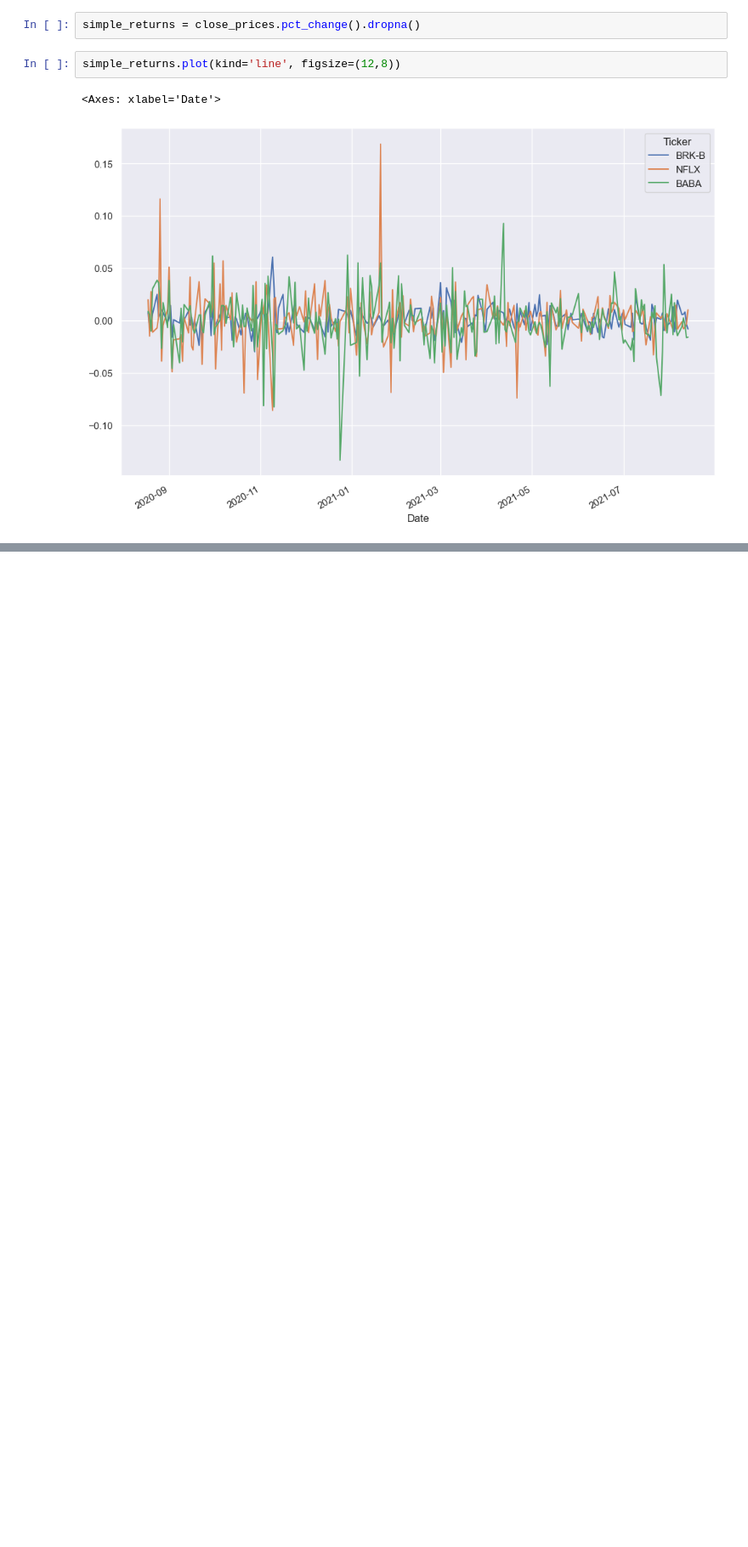
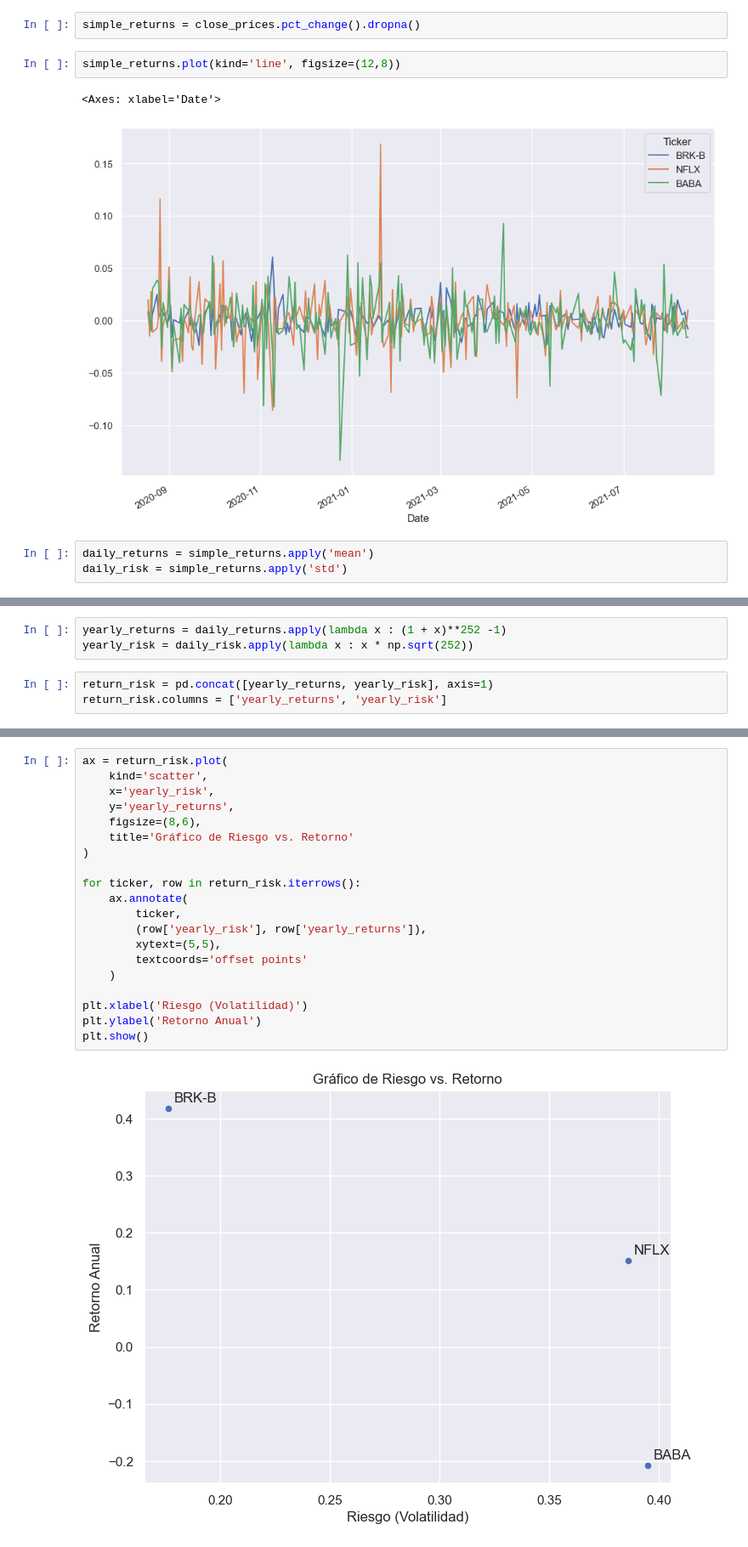
Before and after one commit to DaveQuant/Mathematical-Models-For-Pricing-Options, a Jupyter notebook: portfolio_2.ipynb, the cells around one changed output, grey strips where cells are left out. Shown: that part at 85% size. Saved outputs shown, nothing was run; the diff lists cells and outputs as text; blank space fills up the shorter version.

Commit message:
trade off variance mean

```diff
--- a/portfolio_2.ipynb
+++ b/portfolio_2.ipynb
@@ -92,3 +92,6 @@ simple_returns.plot(kind='line', figsize=(12,8))
 # %% [output]
 <Axes: xlabel='Date'>
 [figure]
+# %%
+daily_returns = simple_returns.apply('mean')
+daily_risk = simple_returns.apply('std')
@@ -94,0 +106,6 @@ simple_returns.plot(kind='line', figsize=(12,8))
+# %%
+yearly_returns = daily_returns.apply(lambda x : (1 + x)**252 -1)
+yearly_risk = daily_risk.apply(lambda x : x * np.sqrt(252))
+# %%
+return_risk = pd.concat([yearly_returns, yearly_risk], axis=1)
+return_risk.columns = ['yearly_returns', 'yearly_risk']
@@ -94,0 +120,22 @@ simple_returns.plot(kind='line', figsize=(12,8))
+# %%
+ax = return_risk.plot(
+    kind='scatter',
+    x='yearly_risk',
+    y='yearly_returns',
+    figsize=(8,6),
+    title='Gráfico de Riesgo vs. Retorno'
+)
+
+for ticker, row in return_risk.iterrows():
+    ax.annotate(
+        ticker,
+        (row['yearly_risk'], row['yearly_returns']),
+        xytext=(5,5),
+        textcoords='offset points'
+    )
+
+plt.xlabel('Riesgo (Volatilidad)')
+plt.ylabel('Retorno Anual')
+plt.show()
+# %% [output]
+[figure, added]
```
Also changed, not shown: parts of 2 cells of this notebook.
